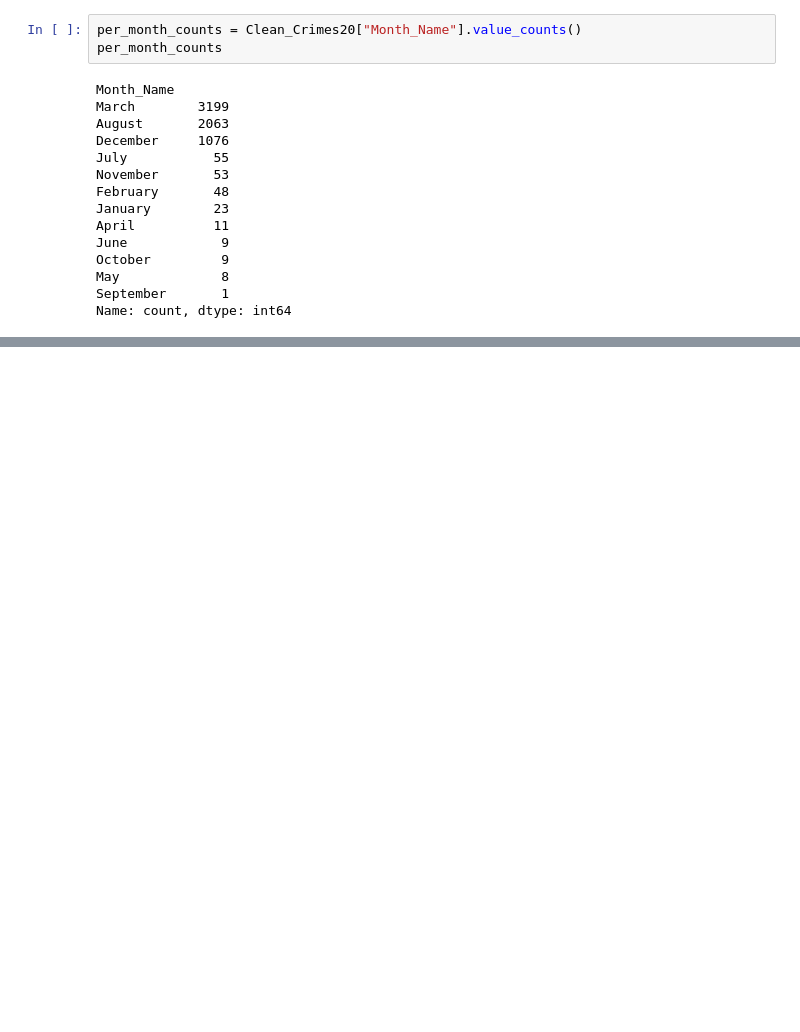
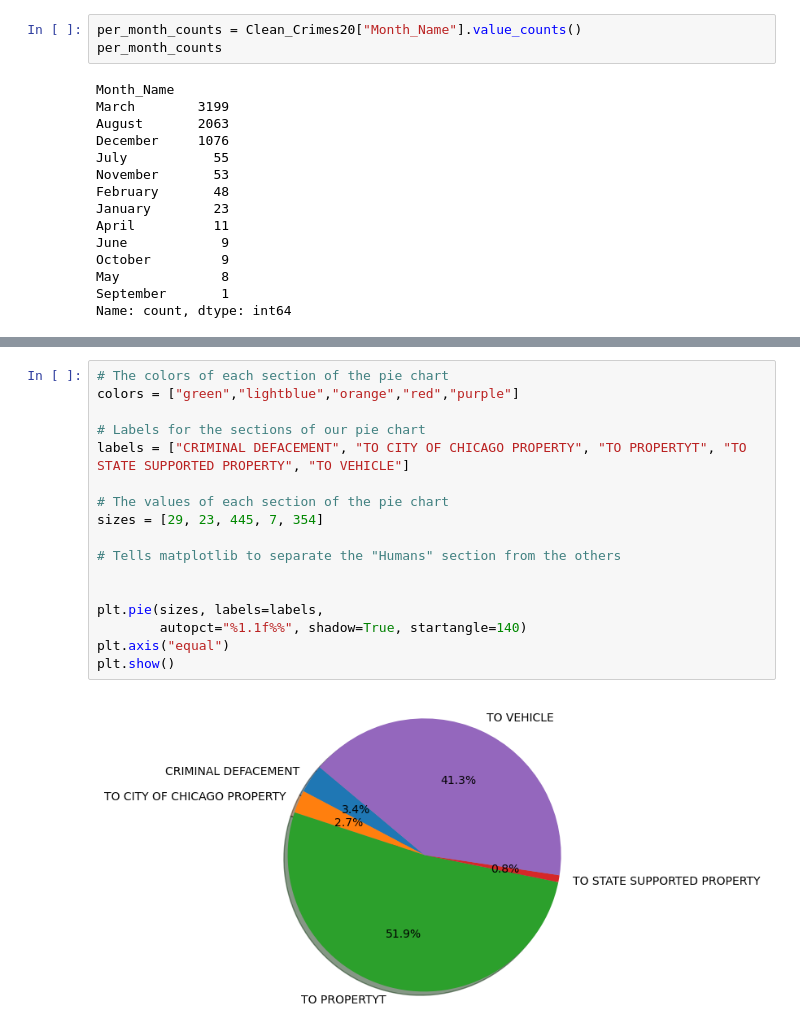
Before and after one commit to msryannhawkins/Project-1-5, a Jupyter notebook: main.ipynb, the cells around one changed output, grey strips where cells are left out. Saved outputs shown, nothing was run; the diff lists cells and outputs as text; blank space fills up the shorter version.

```diff
--- a/main.ipynb
+++ b/main.ipynb
@@ -197,0 +377,19 @@ Name: count, dtype: int64
+# %%
+# The colors of each section of the pie chart
+colors = ["green","lightblue","orange","red","purple"]
+
+# Labels for the sections of our pie chart
+labels = ["CRIMINAL DEFACEMENT", "TO CITY OF CHICAGO PROPERTY", "TO PROPERTYT", "TO STATE SUPPORTED PROPERTY", "TO VEHICLE"]
+
+# The values of each section of the pie chart
+sizes = [29, 23, 445, 7, 354]
+
+# Tells matplotlib to separate the "Humans" section from the others
+
+
+plt.pie(sizes, labels=labels,
+        autopct="%1.1f%%", shadow=True, startangle=140)
+plt.axis("equal")
+plt.show()
+# %% [output]
+[figure, added]
```
Also changed, not shown: parts of 18 cells of this notebook.
